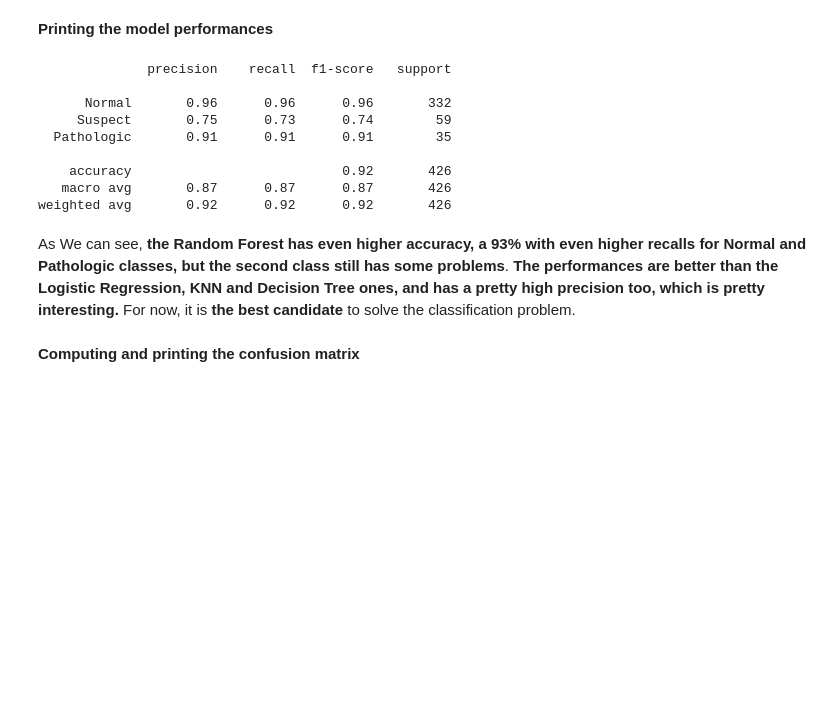
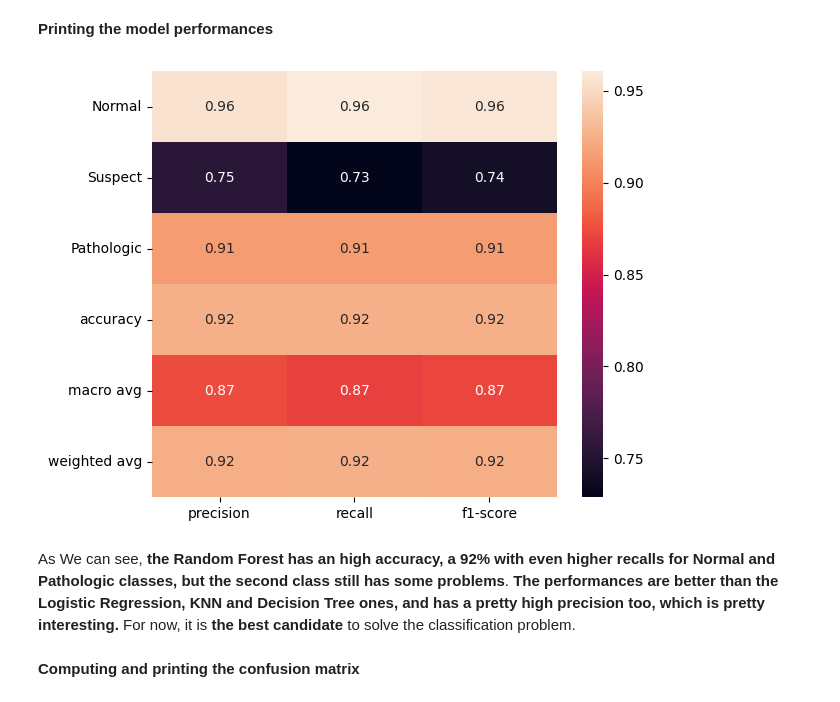
Before and after one commit to ginoferretti/data_challenge_eni, a Jupyter notebook: data_challenge_eni.ipynb, the cells around one changed output. Drawn from its saved outputs; the diff is of its cells as text; code cells hidden in the pictures; blank space fills up the shorter version.

```diff
--- a/data_challenge_eni.ipynb
+++ b/data_challenge_eni.ipynb
@@ -710,20 +697,16 @@ y_pred=rfc.predict(X=X_test)
 # %% [markdown]
 **Printing the model performances**
 # %%
-rfc_performances=classification_report(y_true=y_test, y_pred=y_pred, target_names=target_names)
-print(rfc_performances)
+rfc_performances=classification_report(y_true=y_test, y_pred=y_pred, target_names=target_names, output_dict=True)
+# .iloc[:-1, :] to exclude support
+sns.heatmap(pd.DataFrame(rfc_performances).iloc[:-1, :].T, annot=True)
+plt.tight_layout()
+plt.savefig('Materiale_powerpoint/report_random_forest.png')
+plt.show()
 # %% [output]
-              precision    recall  f1-score   support
-
-      Normal       0.96      0.96      0.96       332
-     Suspect       0.75      0.73      0.74        59
-  Pathologic       0.91      0.91      0.91        35
-
-    accuracy                           0.92       426
-   macro avg       0.87      0.87      0.87       426
-weighted avg       0.92      0.92      0.92       426
+[figure, added]
 # %% [markdown]
-As We can see,  **the Random Forest has even higher accuracy, a 93% with even higher recalls for Normal and Pathologic classes, but the second class still has some problems**. **The performances are better than the Logistic Regression, KNN and Decision Tree ones, and has a pretty high precision too, which is pretty interesting.** For now, it is **the best candidate** to solve the classification problem.
+As We can see,  **the Random Forest has an high accuracy, a 92% with even higher recalls for Normal and Pathologic classes, but the second class still has some problems**. **The performances are better than the Logistic Regression, KNN and Decision Tree ones, and has a pretty high precision too, which is pretty interesting.** For now, it is **the best candidate** to solve the classification problem.
 # %% [markdown]
 **Computing and printing the confusion matrix**
 # %%
```
Also changed, not shown: parts of 7 cells of this notebook, 8 other files.
